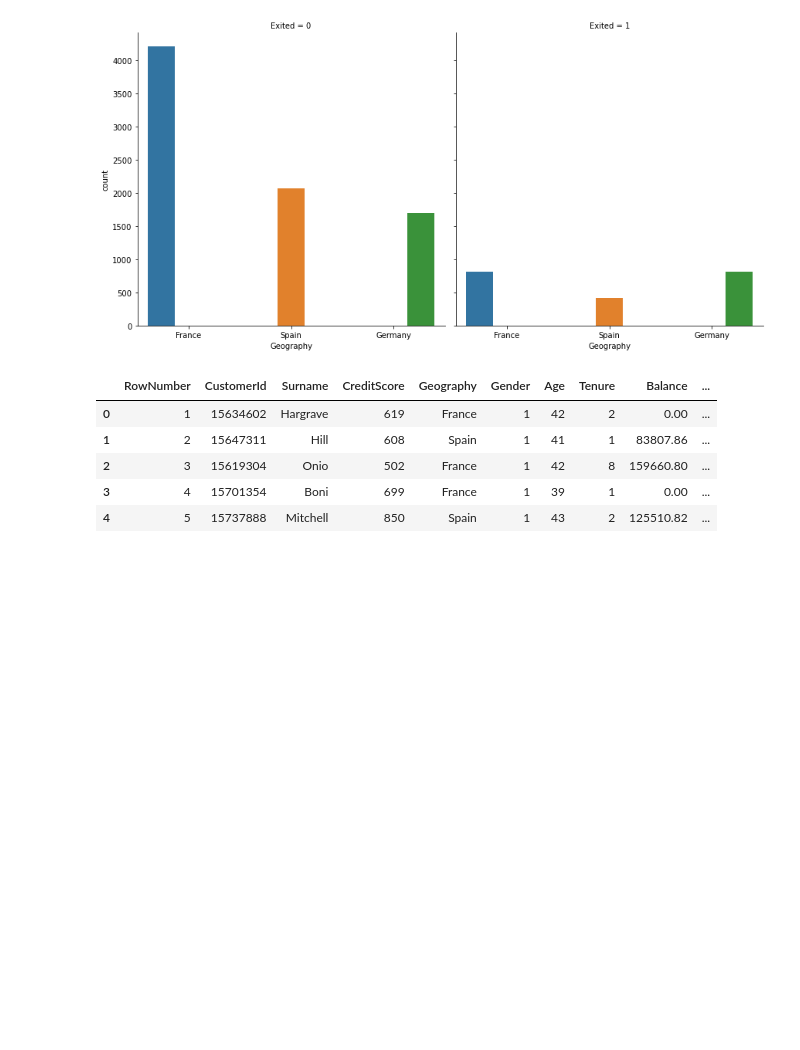
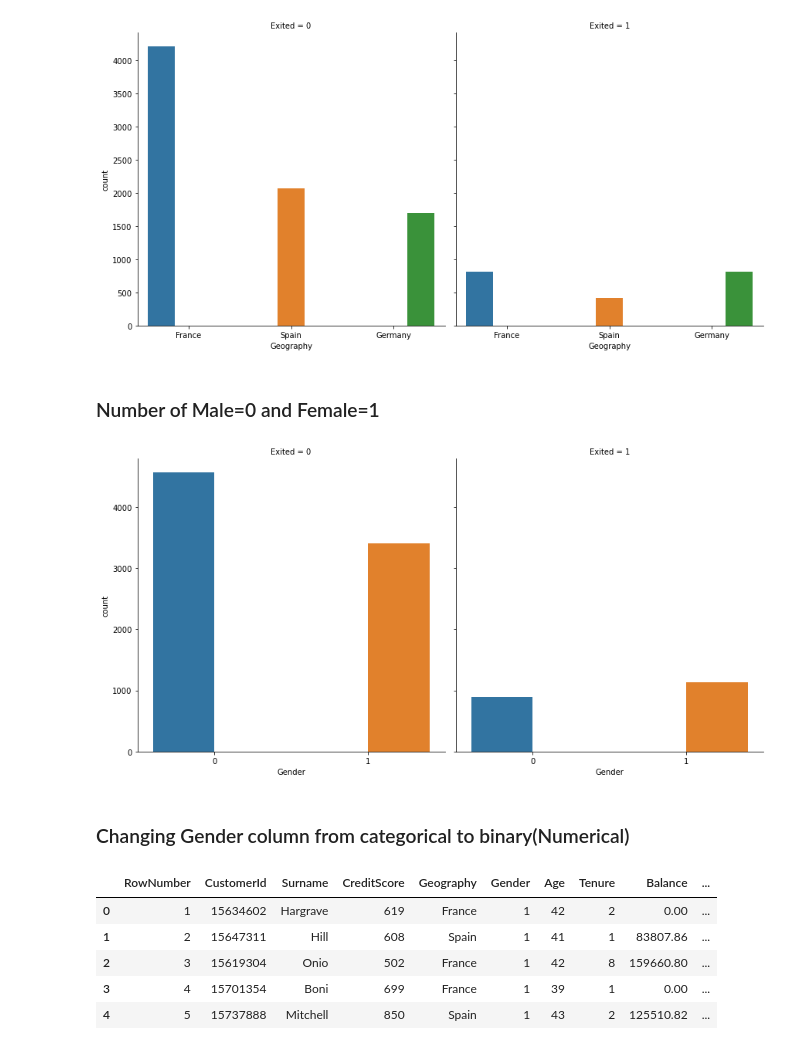
Before and after one commit to aligodspeed/Churn-bank-customer, a Jupyter notebook: notebooks/reports/final-notebook.ipynb, the cells around one changed output. Cells and saved outputs as stored; diff of their text form; code cells hidden in the pictures; blank space fills up the shorter version.

```diff
--- a/notebooks/reports/final-notebook.ipynb
+++ b/notebooks/reports/final-notebook.ipynb
@@ -131,4 +174,15 @@ g = sns.catplot(x='Geography', hue='Geography', col='Exited',
                 height=6, aspect=1);
 # %% [output]
 [figure]
+# %% [markdown]
+### Number of Male=0 and Female=1
+# %%
+ge = sns.catplot(x='Gender', hue='Gender', col='Exited',
+                data=df_churn, kind="count",
+                height=6, aspect=1);
+plt.savefig('Gender bar')
+# %% [output]
+[figure, added]
+# %% [markdown]
+### Changing  Gender column from categorical to binary(Numerical)
 # %%
```
Also changed, not shown: parts of 46 cells of this notebook.
